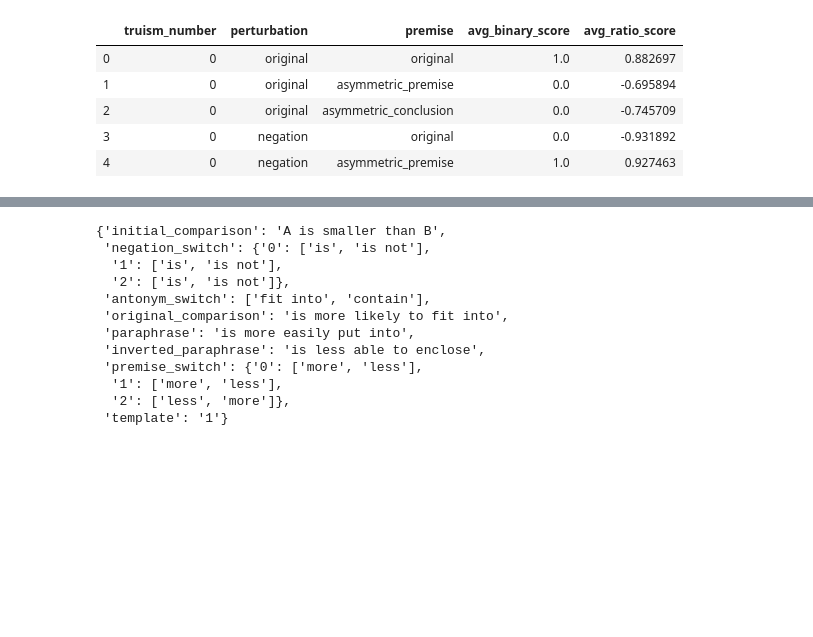
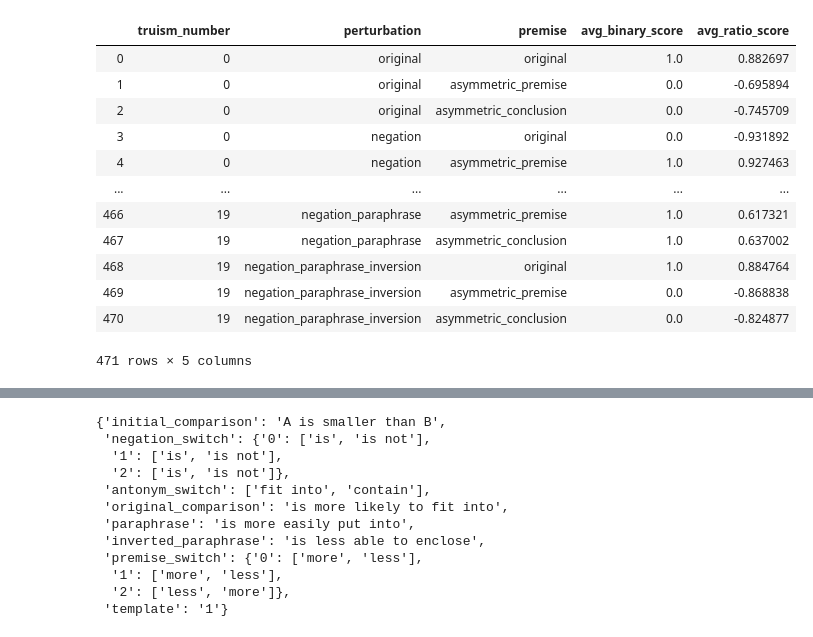
Before and after one commit to shaoxia57/common_sense_embedding_analysis, a Jupyter notebook: Create_Visuals_From_Data.ipynb, the cells around one changed output, grey strips where cells are left out. Cells and saved outputs as stored; diff of their text form; code cells hidden in the pictures; blank space fills up the shorter version.

Commit message:
* Created Visual * Cleaned up visual code * Updated physical truisms * Fixed small padding issue in generation

```diff
--- a/Create_Visuals_From_Data.ipynb
+++ b/Create_Visuals_From_Data.ipynb
@@ -7,12 +7,19 @@ material_data = pd.read_csv("result_data/material_perf_10.csv")
 social_data = pd.read_csv("result_data/social_perf_10.csv")
 
 physical_data = pd.read_csv("result_data/physical_perf_10.csv")
-# %%
-material_data.head()
-# %% [output]
-|  | truism_number | perturbation | premise | avg_binary_score | avg_ratio_score |
-| 0 | 0 | original | original | 1.0 | 0.882697 |
-| 1 | 0 | original | asymmetric_premise | 0.0 | -0.695894 |
-| 2 | 0 | original | asymmetric_conclusion | 0.0 | -0.745709 |
-| 3 | 0 | negation | original | 0.0 | -0.931892 |
-| 4 | 0 | negation | asymmetric_premise | 1.0 | 0.927463 |
+# %%
+material_data[(material_data["avg_binary_score"]==1.0) | (material_data["avg_binary_score"]==0.0)]
+# %% [output]
+|  | truism_number | perturbation | premise | avg_binary_score | avg_ratio_score |
+| 0 | 0 | original | original | 1.0 | 0.882697 |
+| 1 | 0 | original | asymmetric_premise | 0.0 | -0.695894 |
+| 2 | 0 | original | asymmetric_conclusion | 0.0 | -0.745709 |
+| 3 | 0 | negation | original | 0.0 | -0.931892 |
+| 4 | 0 | negation | asymmetric_premise | 1.0 | 0.927463 |
+| ... | ... | ... | ... | ... | ... |
+| 466 | 19 | negation_paraphrase | asymmetric_premise | 1.0 | 0.617321 |
+| 467 | 19 | negation_paraphrase | asymmetric_conclusion | 1.0 | 0.637002 |
+| 468 | 19 | negation_paraphrase_inversion | original | 1.0 | 0.884764 |
+| 469 | 19 | negation_paraphrase_inversion | asymmetric_premise | 0.0 | -0.868838 |
+| 470 | 19 | negation_paraphrase_inversion | asymmetric_conclusion | 0.0 | -0.824877 |
+471 rows × 5 columns
```
Also changed, not shown: parts of 8 cells of this notebook, 18 other files.
